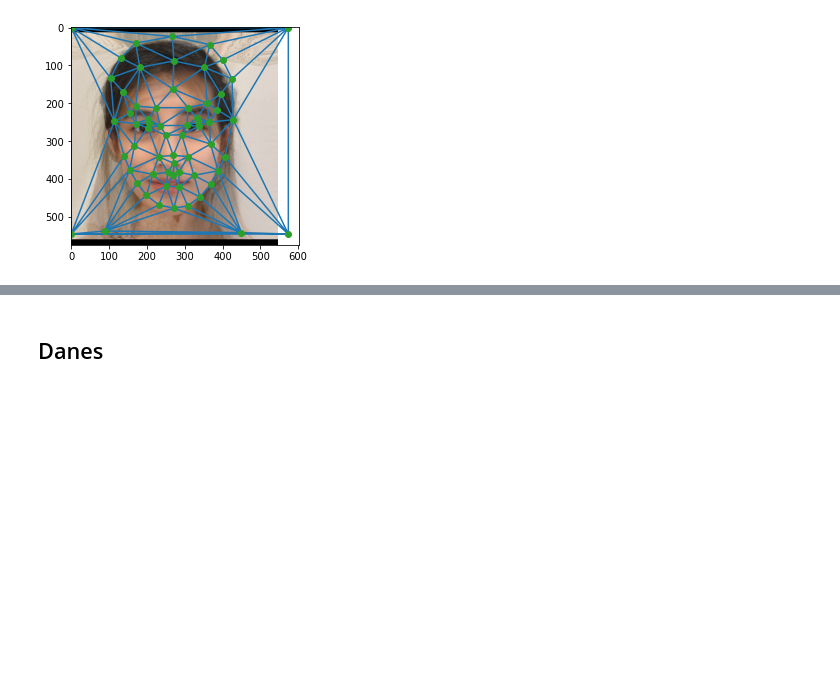
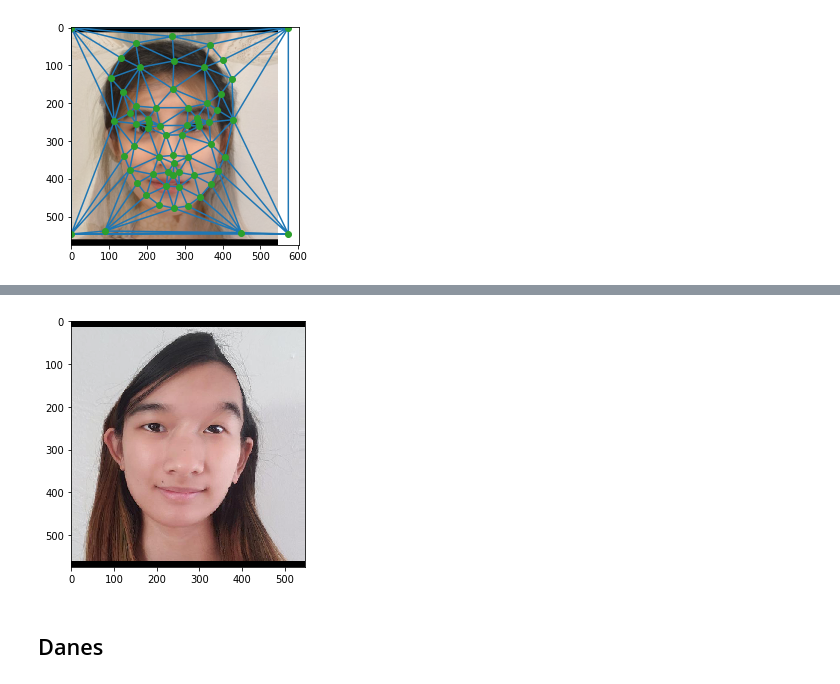
Before and after one commit to aprilsin/cs194-proj3, a Jupyter notebook: CS194 Proj3.ipynb, the cells around one changed output, grey strips where cells are left out. Drawn from its saved outputs; the diff is of its cells as text; code cells hidden in the pictures; blank space fills up the shorter version.

```diff
--- a/CS194 Proj3.ipynb
+++ b/CS194 Proj3.ipynb
@@ -184,0 +195,5 @@ morph.plot_tri_mesh(mean_img, mean_pts, triangulation)
+# %%
+cari_me3 = pop.caricature(me, me_pts, pop_pts, triangulation, alpha=3)
+io.imshow(cari_me3)
+io.imsave("output/cari_me3.jpg", cari_me3)
+# %% [output]
@@ -185,3 +201,4 @@ morph.plot_tri_mesh(mean_img, mean_pts, triangulation)
+[figure, added]
 # %% [markdown]
 ## Danes
 # %% [markdown]
```
Also changed, not shown: parts of 14 cells of this notebook, 3 other files.
